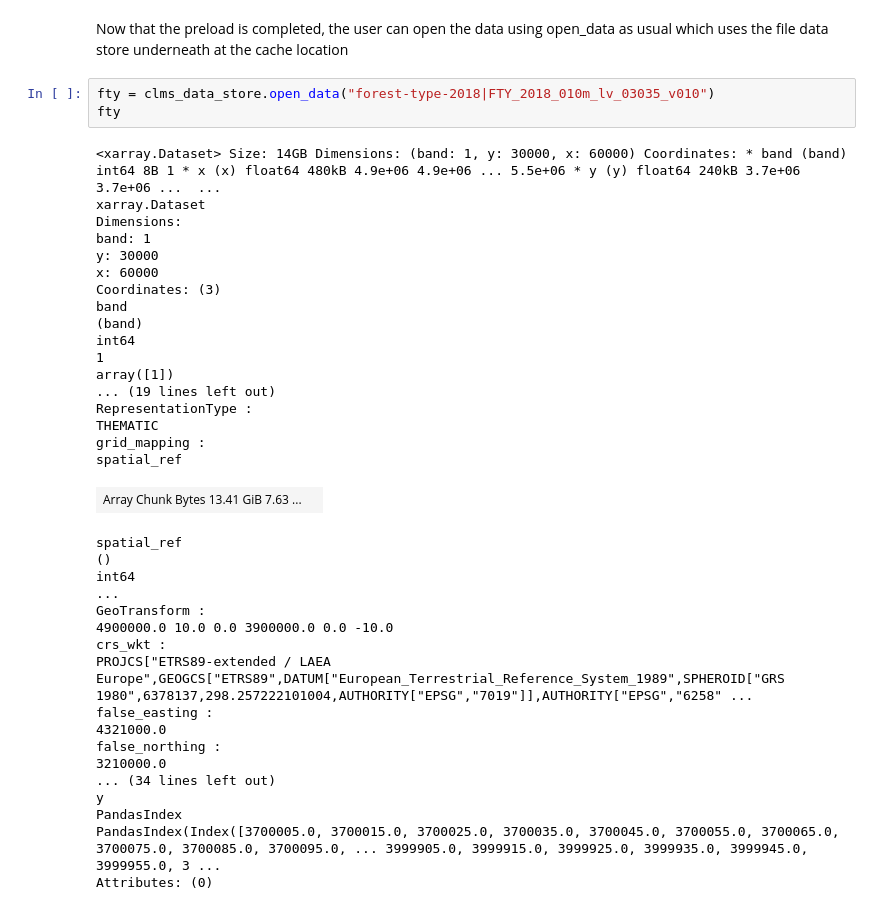
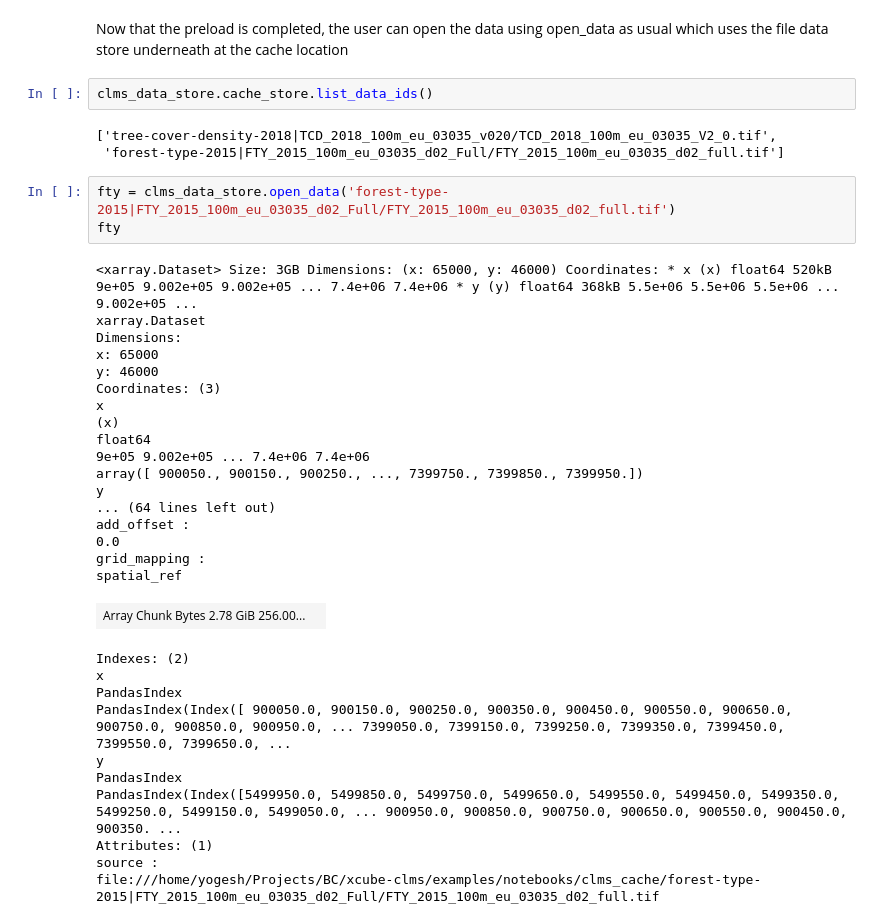
Before and after one commit to xcube-dev/xcube-clms, a Jupyter notebook: examples/notebooks/CLMSDataStoreTutorial.ipynb, the cells around one changed output. Saved outputs shown, nothing was run; the diff lists cells and outputs as text.

Commit message:
[WIP] Update notebook

```diff
--- a/examples/notebooks/CLMSDataStoreTutorial.ipynb
+++ b/examples/notebooks/CLMSDataStoreTutorial.ipynb
@@ -117,42 +90,40 @@ Task: 81728795418: ◑ Elapsed time: 0s for the request: https://land.copernicus
 # %% [markdown]
 Now that the preload is completed, the user can open the data using open_data as usual which uses the file data store underneath at the cache location
+# %%
+clms_data_store.cache_store.list_data_ids()
+# %% [output]
+['tree-cover-density-2018|TCD_2018_100m_eu_03035_v020/TCD_2018_100m_eu_03035_V2_0.tif',
+ 'forest-type-2015|FTY_2015_100m_eu_03035_d02_Full/FTY_2015_100m_eu_03035_d02_full.tif']
 # %%
-fty = clms_data_store.open_data("forest-type-2018|FTY_2018_010m_lv_03035_v010")
+fty = clms_data_store.open_data('forest-type-2015|FTY_2015_100m_eu_03035_d02_Full/FTY_2015_100m_eu_03035_d02_full.tif')
 fty
 # %% [output]
-<xarray.Dataset> Size: 14GB Dimensions: (band: 1, y: 30000, x: 60000) Coordinates: * band (band) int64 8B 1 * x (x) float64 480kB 4.9e+06 4.9e+06 ... 5.5e+06 * y (y) float64 240kB 3.7e+06 3.7e+06 ...  ...
+<xarray.Dataset> Size: 3GB Dimensions: (x: 65000, y: 46000) Coordinates: * x (x) float64 520kB 9e+05 9.002e+05 9.002e+05 ... 7.4e+06 7.4e+06 * y (y) float64 368kB 5.5e+06 5.5e+06 5.5e+06 ... 9.002e+05 ...
 xarray.Dataset
 Dimensions:
-band: 1
-y: 30000
-x: 60000
+x: 65000
+y: 46000
 Coordinates: (3)
-band
-(band)
-int64
-1
-array([1])
-... (19 lines left out)
-RepresentationType :
-THEMATIC
+x
+(x)
+float64
+9e+05 9.002e+05 ... 7.4e+06 7.4e+06
+array([ 900050., 900150., 900250., ..., 7399750., 7399850., 7399950.])
+y
+... (64 lines left out)
+add_offset :
+0.0
 grid_mapping :
 spatial_ref
-| Array Chunk Bytes 13.41 GiB 7.63 ... |  |
+| Array Chunk Bytes 2.78 GiB 256.00... |  |
-spatial_ref
-()
-int64
-...
-GeoTransform :
-4900000.0 10.0 0.0 3900000.0 0.0 -10.0
-crs_wkt :
-PROJCS["ETRS89-extended / LAEA Europe",GEOGCS["ETRS89",DATUM["European_Terrestrial_Reference_System_1989",SPHEROID["GRS 1980",6378137,298.257222101004,AUTHORITY["EPSG","7019"]],AUTHORITY["EPSG","6258" ...
-false_easting :
-4321000.0
-false_northing :
-3210000.0
-... (34 lines left out)
+Indexes: (2)
+x
+PandasIndex
+PandasIndex(Index([ 900050.0, 900150.0, 900250.0, 900350.0, 900450.0, 900550.0, 900650.0, 900750.0, 900850.0, 900950.0, ... 7399050.0, 7399150.0, 7399250.0, 7399350.0, 7399450.0, 7399550.0, 7399650.0, ...
 y
 PandasIndex
-PandasIndex(Index([3700005.0, 3700015.0, 3700025.0, 3700035.0, 3700045.0, 3700055.0, 3700065.0, 3700075.0, 3700085.0, 3700095.0, ... 3999905.0, 3999915.0, 3999925.0, 3999935.0, 3999945.0, 3999955.0, 3 ...
-Attributes: (0)
+PandasIndex(Index([5499950.0, 5499850.0, 5499750.0, 5499650.0, 5499550.0, 5499450.0, 5499350.0, 5499250.0, 5499150.0, 5499050.0, ... 900950.0, 900850.0, 900750.0, 900650.0, 900550.0, 900450.0, 900350. ...
+Attributes: (1)
+source :
+file:///home/yogesh/Projects/BC/xcube-clms/examples/notebooks/clms_cache/forest-type-2015|FTY_2015_100m_eu_03035_d02_Full/FTY_2015_100m_eu_03035_d02_full.tif
 # %%
```
Also changed, not shown: parts of 16 cells of this notebook.
